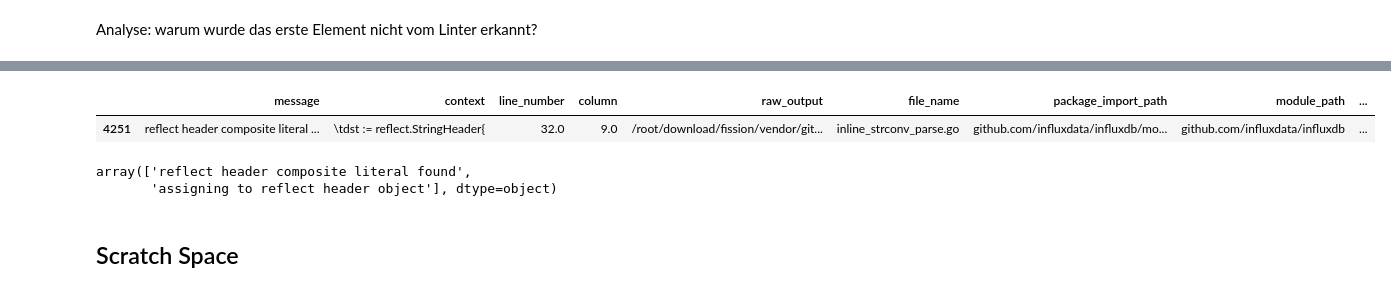
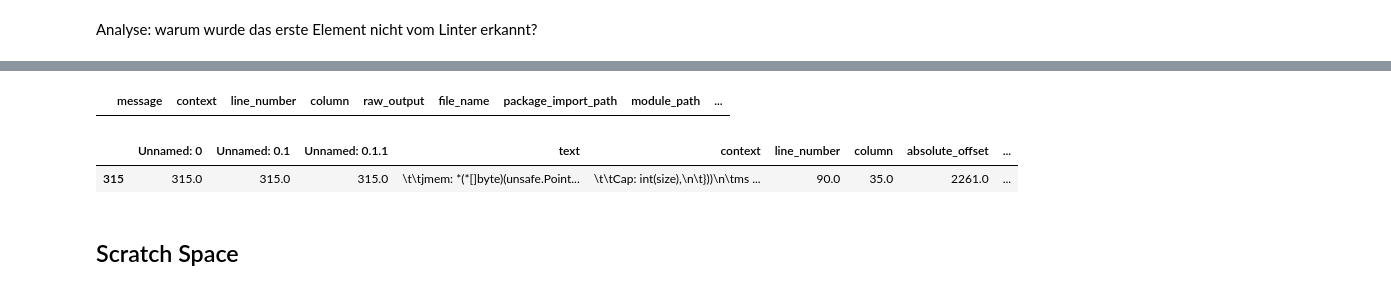
Before and after one commit to jlauinger/master-of-science, a Jupyter notebook: code/data-survey/analysis/data-exploration.ipynb, the cells around one changed output, grey strips where cells are left out. Cells and saved outputs as stored; diff of their text form; code cells hidden in the pictures.

Commit message:
analysis: add checks for missing findings of linter tool

```diff
--- a/code/data-survey/analysis/data-exploration.ipynb
+++ b/code/data-survey/analysis/data-exploration.ipynb
@@ -1726,6 +1726,7 @@ linter_df = pd.read_csv('/root/data/lexical/linter_findings_0_499.csv')
 reflect_header_linter_df = linter_df\
     .where((linter_df['message']=="reflect header composite literal found")|\
            (linter_df['message']=="assigning to reflect header object"))\
+    .drop_duplicates(subset=['package_import_path', 'file_name', 'line_number', 'module_path', 'module_version'])\
     .dropna()
 # %%
 reflect_header_linter_df['message'].count()
@@ -1826,4 +1823,9 @@ dtype: int64
 # %%
-mdf = df1.merge(df2, how="left", on=["line_number", "file_name", "package_import_path"])
+mdf = df1\
+    .merge(df2, how="outer", on=["line_number", "file_name", "package_import_path", 'module_path', 'module_version'])
 
-missing_vulns_df = mdf[mdf['context_y'].isna()==True]
+missing_vulns_df = mdf[mdf['context_y'].isna()]
+extra_vulns_df = mdf[mdf['context_x'].isna()]
+
+print("Tagged vulns that were NOT found: {}".format(missing_vulns_df['line_number'].count()))
+print("Vulns that the linter additionally found: {}".format(extra_vulns_df['line_number'].count()))
@@ -1862,0 +1837,25 @@ v1.7.7
+# %%
+count = missing_vulns_df['line_number'].count()
+print("Count: {}".format(count))
+
+index = 76
+print("Looking at index {}".format(index))
+print("To go: {} ({} %)\n\n".format(count - 1 - index, (index+1)/count))
+
+package_import_path = missing_vulns_df.iloc[index]['package_import_path']
+file_name = missing_vulns_df.iloc[index]['file_name']
+line_number = missing_vulns_df.iloc[index]['line_number']
+project_name = missing_vulns_df.iloc[index]['project_name_x']
+module_path = missing_vulns_df.iloc[index]['module_path']
+module_version = missing_vulns_df.iloc[index]['module_version']
+
+print(missing_vulns_df.iloc[index]['text'])
+print("---")
+print(missing_vulns_df.iloc[index]['context_x'])
+print("---")
+print(package_import_path)
+print(file_name)
+print(line_number)
+print(project_name)
+print(module_path)
+print(module_version)
@@ -1863,14 +1880,33 @@ v1.7.7
 # %%
 reflect_header_linter_df\
-    .where(reflect_header_linter_df['package_import_path']=="github.com/influxdata/influxdb/models")\
-    .where(reflect_header_linter_df['file_name']=="inline_strconv_parse.go")\
-    .dropna()#.where(reflect_header_linter_df['line_number']==38)\
-    #.dropna()
+    .where(reflect_header_linter_df['module_path']==module_path)\
+    .where(reflect_header_linter_df['module_version']==module_version)\
+    .where(reflect_header_linter_df['package_import_path']==package_import_path)\
+    .where(reflect_header_linter_df['file_name']==file_name)\
+    .where(reflect_header_linter_df['line_number']==line_number)\
+    .dropna()
 # %% [output]
 |  | message | context | line_number | column | raw_output | file_name | package_import_path | module_path | ... |
-| 4251 | reflect header composite literal ... | \tdst := reflect.StringHeader{ | 32.0 | 9.0 | /root/download/fission/vendor/git... | inline_strconv_parse.go | github.com/influxdata/influxdb/mo... | github.com/influxdata/influxdb | ... |
-# %%
-reflect_header_linter_df['message'].unique()
-# %% [output]
-array(['reflect header composite literal found',
-       'assigning to reflect header object'], dtype=object)
+# %%
+vuln_df\
+    .where(vuln_df['module_path']==module_path)\
+    .where(vuln_df['module_version']==module_version)\
+    .where(vuln_df['package_import_path']==package_import_path)\
+    .where(vuln_df['file_name']==file_name)\
+    .where(vuln_df['line_number']==line_number)\
+    .dropna()
+
+#vuln_df.loc[315,['label']]="linter-error-missing-composite-in-composite-works-now"
+
+# Labels:
+#
+# composite-literal-in-other-line-found
+# goerror-used-for-two-different-module-paths
+# goerror-import-problems
+# goerror-module-not-found-manual-lint-works
+# aquisition-error-manual-lint-works
+# linter-error-stack-overflow-manual-lint-works-now
+# linter-error-missing-composite-in-composite-works-now
+# %% [output]
+|  | Unnamed: 0 | Unnamed: 0.1 | Unnamed: 0.1.1 | text | context | line_number | column | absolute_offset | ... |
+| 315 | 315.0 | 315.0 | 315.0 | \t\tjmem: *(*[]byte)(unsafe.Point... | \t\tCap: int(size),\n\t}))\n\tms ... | 90.0 | 35.0 | 2261.0 | ... |
```
Also changed, not shown: parts of 11 cells of this notebook.
